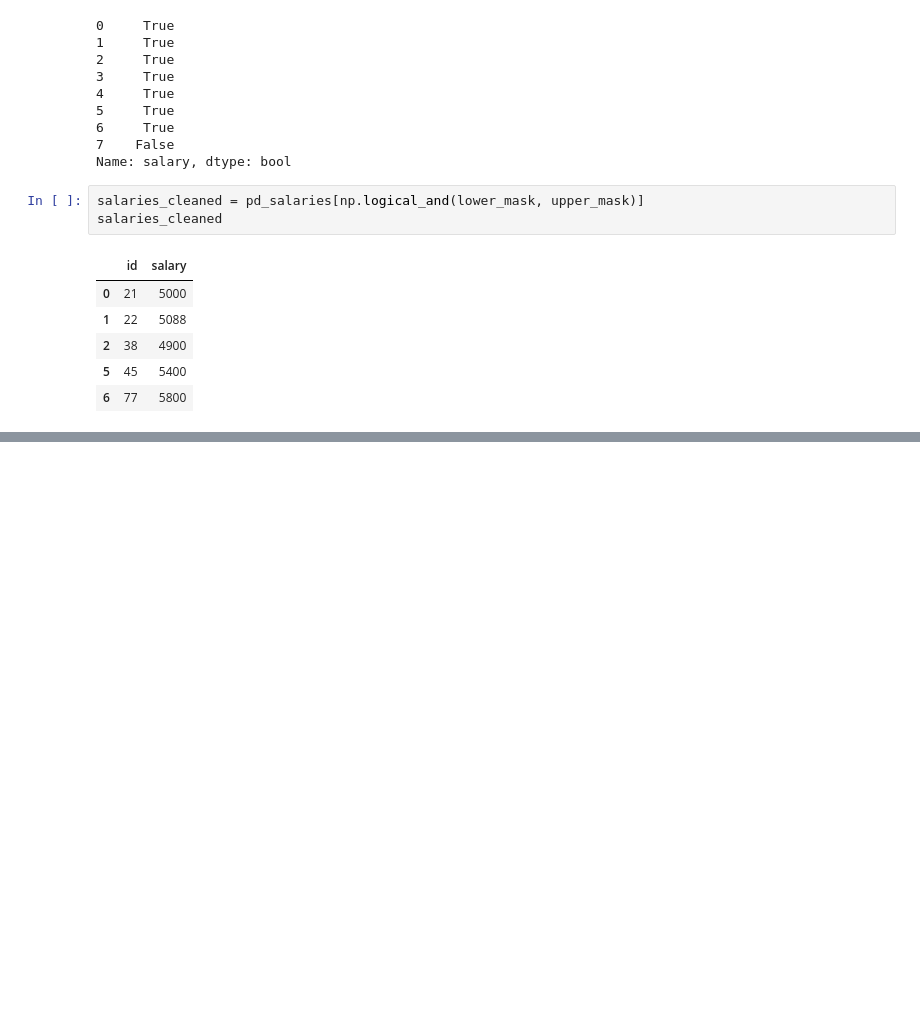
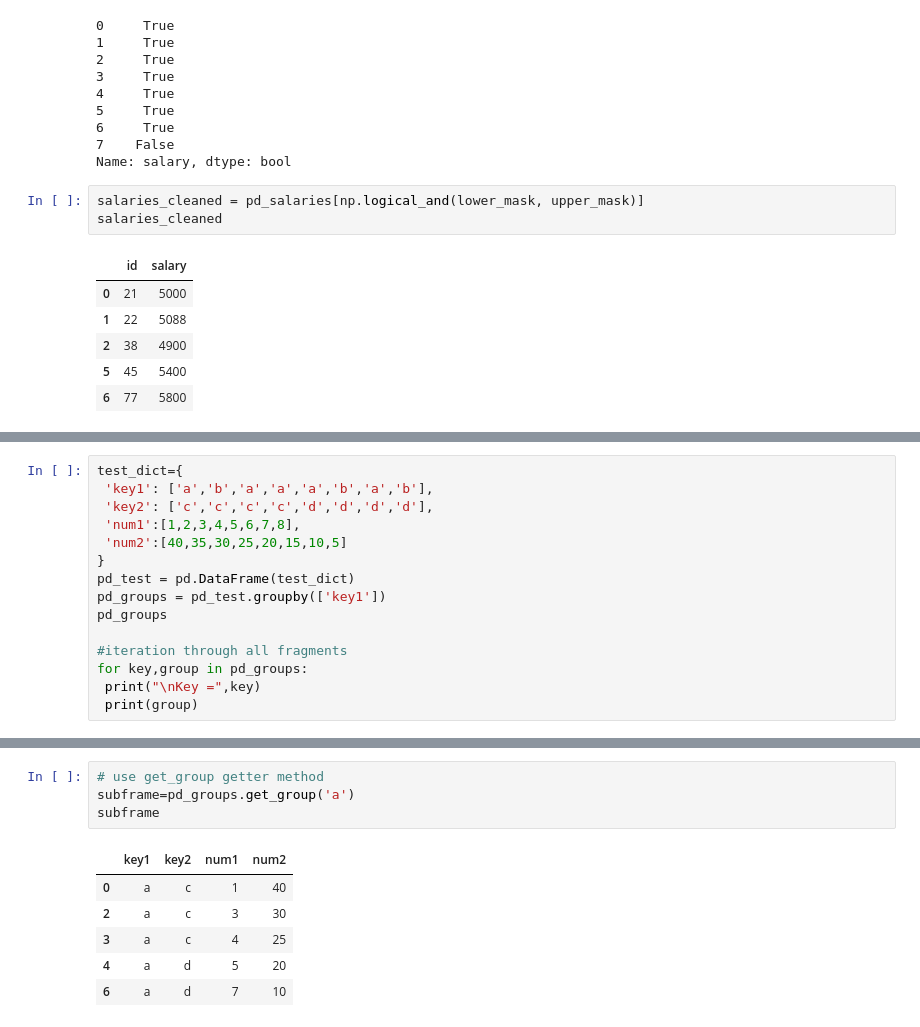
Before and after one commit to F-Badger/l2, a Jupyter notebook: COMP2271 Data Science/Data Cleaning and Analytics.ipynb, the cells around one changed output, grey strips where cells are left out. Saved outputs shown, nothing was run; the diff lists cells and outputs as text; blank space fills up the shorter version.

Commit message:
data science l17

```diff
--- a/COMP2271 Data Science/Data Cleaning and Analytics.ipynb
+++ b/COMP2271 Data Science/Data Cleaning and Analytics.ipynb
@@ -1350,0 +1373,15 @@ salaries_cleaned
+# %%
+test_dict={
+ 'key1': ['a','b','a','a','a','b','a','b'],
+ 'key2': ['c','c','c','c','d','d','d','d'],
+ 'num1':[1,2,3,4,5,6,7,8],
+ 'num2':[40,35,30,25,20,15,10,5]
+}
+pd_test = pd.DataFrame(test_dict)
+pd_groups = pd_test.groupby(['key1'])
+pd_groups
+
+#iteration through all fragments
+for key,group in pd_groups:
+ print("\nKey =",key)
+ print(group)
@@ -1350,0 +1402,11 @@ salaries_cleaned
+# %%
+# use get_group getter method
+subframe=pd_groups.get_group('a')
+subframe
+# %% [output]
+|  | key1 | key2 | num1 | num2 |
+| 0 | a | c | 1 | 40 |
+| 2 | a | c | 3 | 30 |
+| 3 | a | c | 4 | 25 |
+| 4 | a | d | 5 | 20 |
+| 6 | a | d | 7 | 10 |
```
Also changed, not shown: parts of 24 cells of this notebook.
